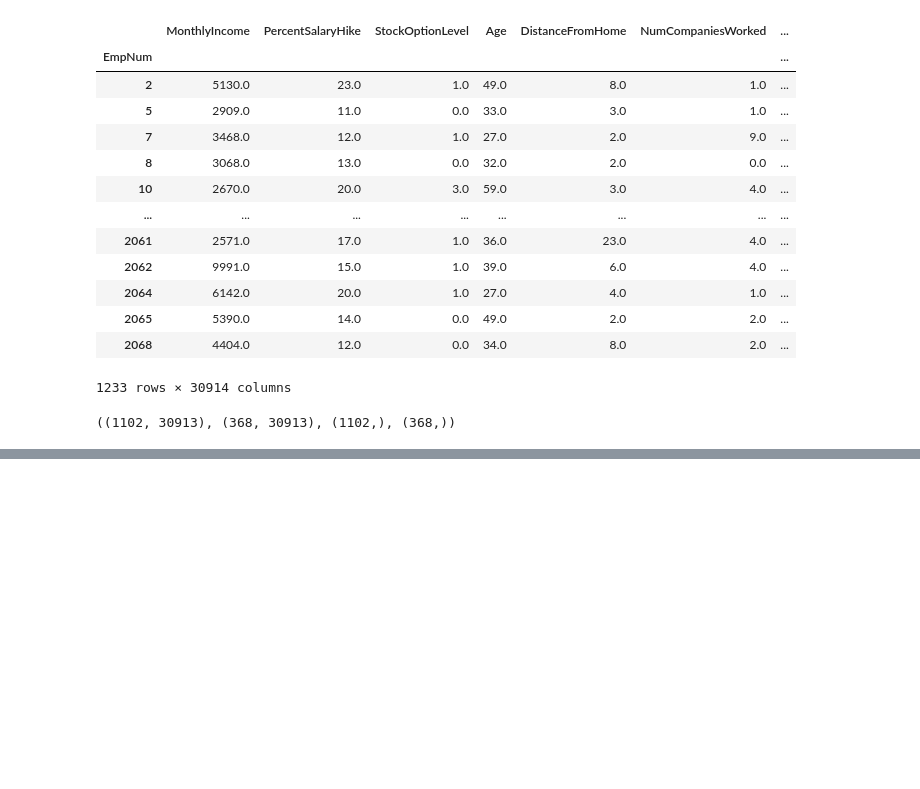
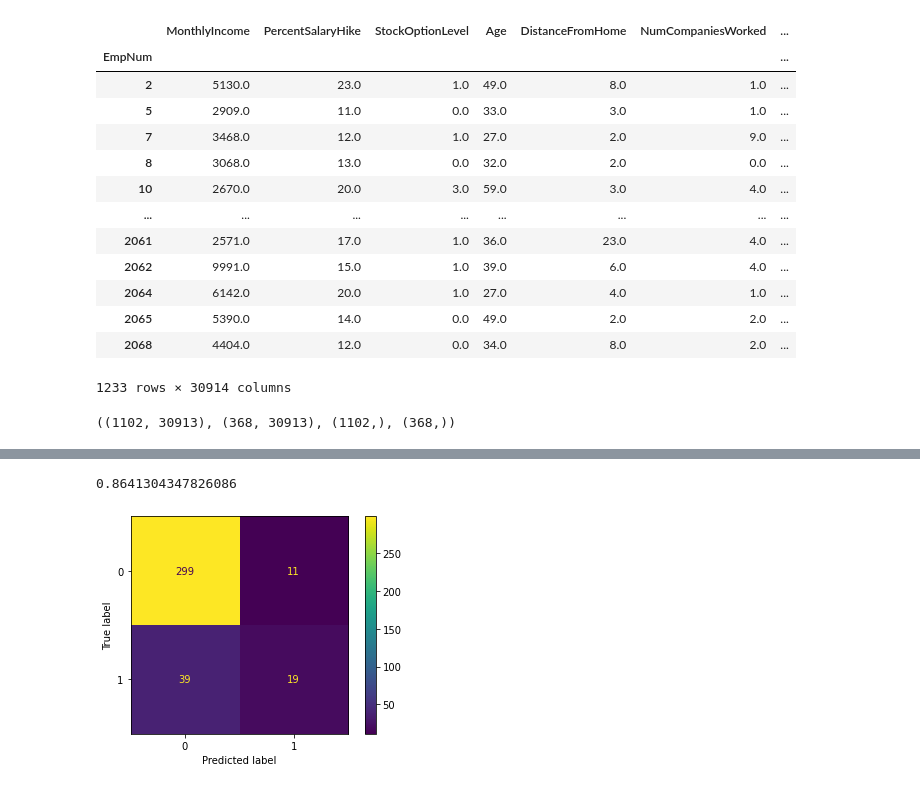
Before and after one commit to minstrel1149/HR_analytics_1, a Jupyter notebook: Attrition_analytics_features.ipynb, the cells around one changed output, grey strips where cells are left out. Drawn from its saved outputs; the diff is of its cells as text; code cells hidden in the pictures; blank space fills up the shorter version.

Commit message:
[Update] Feature expansion on Attrition

```diff
--- a/Attrition_analytics_features.ipynb
+++ b/Attrition_analytics_features.ipynb
@@ -158,0 +159,4 @@ ConfusionMatrixDisplay.from_predictions(y_test, logreg.predict(X_test_sc))
+# %%
+# predict probability를 0.65을 기준으로 → 최대한 accuracy가 유지되는 선에서 Attrition할 것이란 예측을 극대화
+y_hat = np.where(logreg.predict_proba(X_test_sc)[:, 0] >= 0.65, 0, 1)
+y_hat
@@ -158,0 +181,7 @@ ConfusionMatrixDisplay.from_predictions(y_test, logreg.predict(X_test_sc))
+# %%
+# prediction proba 0.65 기준 confusion matrix와 accuracy score 확인
+ConfusionMatrixDisplay.from_predictions(y_test, y_hat)
+print(accuracy_score(y_test, y_hat))
+# %% [output]
+0.8641304347826086
+[figure, added]
```
Also changed, not shown: parts of 6 cells of this notebook, 2 other files.
